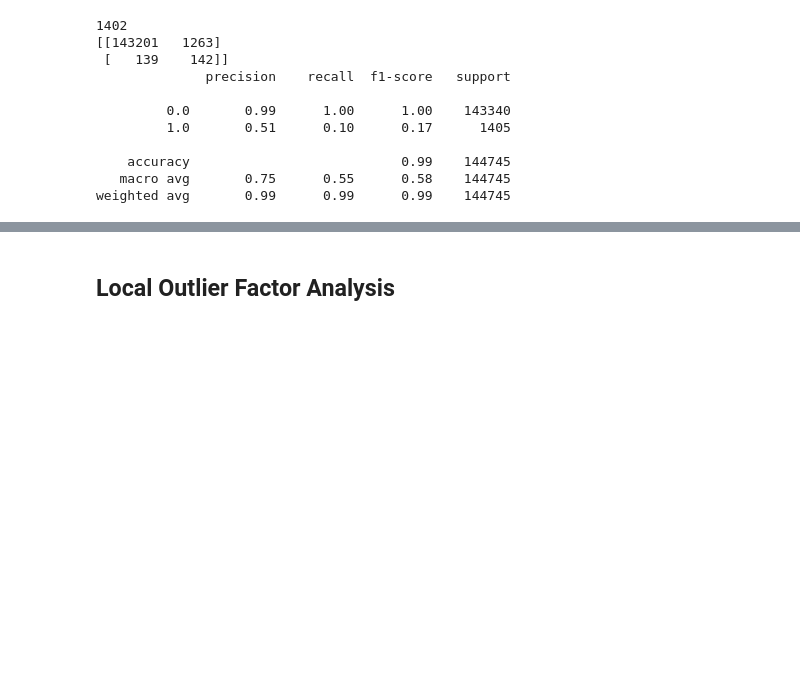
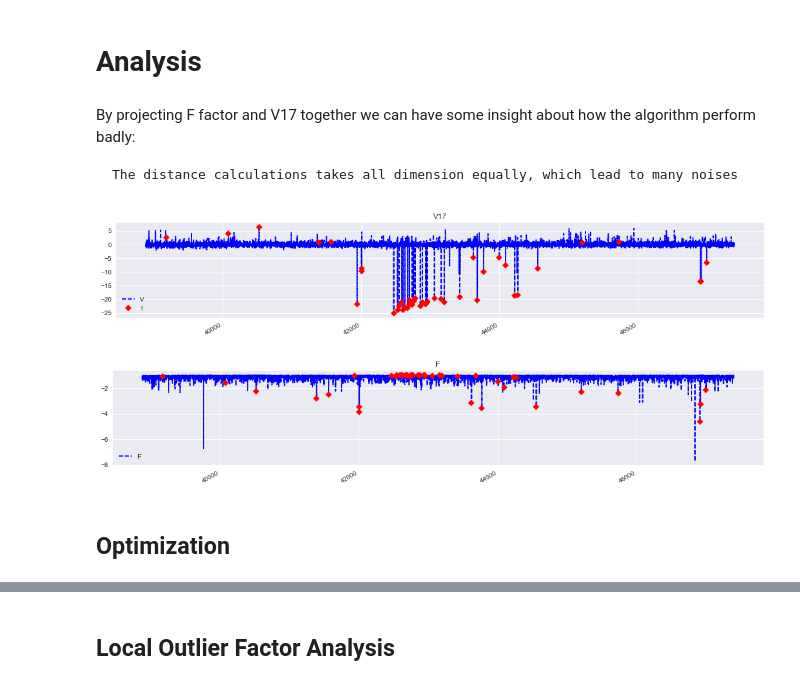
Before and after one commit to cuongmvn/CreditFraudDetection, a Jupyter notebook: notebooks/time-series-LocalOutlierFactor.ipynb, the cells around one changed output, grey strips where cells are left out. Cells and saved outputs as stored; diff of their text form; code cells hidden in the pictures; blank space fills up the shorter version.

Commit message:
More Analysis

```diff
--- a/notebooks/time-series-LocalOutlierFactor.ipynb
+++ b/notebooks/time-series-LocalOutlierFactor.ipynb
@@ -90,12 +57,0 @@ plt.plot(anomaly[24:48])
-# %%
-anomalies = df[df["Class"]==1]
-columns=df.columns
-for col in columns:
-    plt.style.use('seaborn')
-    plt.figure(figsize=(18,3))
-    plt.plot(df[col], color='blue',linestyle='--', zorder=1)
-    plt.plot(anomalies[col], linestyle='none', marker='D', color='red',zorder=2)
-    plt.gcf().autofmt_xdate()
-    plt.title(col)
-    plt.legend(col)
-    plt.show()
@@ -128,3 +60,8 @@ cutting(df,"V11", 5)
+# %%
+def get_hour_df(df, hours):
+    _ = df[df["Time"]>3600*hours]
+    _ = _[_["Time"]<3600*(hours+1)]
+    return _
 # %%
 def get_hour_data(df, hours):
     _ = df[df["Time"]>3600*hours]
@@ -139,10 +74,12 @@ from sklearn.neighbors import LocalOutlierFactor
 # %%
+from sklearn.neighbors import LocalOutlierFactor
 y_true =[]
 y_pred = np.array([])
+factor = []
 for i in range(24):
     clf = LocalOutlierFactor(n_neighbors=20,
                              algorithm='kd_tree',
-                             leaf_size=20,
+                             leaf_size=30,
                              metric='minkowski',
                              p=2,
                              metric_params=None,
@@ -151,3 +88,9 @@ for i in range(24):
     y_true = np.concatenate((y_true, y), axis=None)
     y_pred_temp = clf.fit_predict(X)
     y_pred = np.concatenate((y_pred, y_pred_temp), axis=None)
+    factor.append(clf.negative_outlier_factor_)
+
+y_pred[y_pred == 1] = 0 # Valid transactions are labelled as 0.
+y_pred[y_pred == -1] = 1 # Fraudulent transactions are labelled as 1.
+print(confusion_matrix(y_true, y_pred))
+print(classification_report(y_pred,y_true))
@@ -154,19 +108,26 @@ for i in range(24):
-# %%
-y_pred[y_pred == 1] = 0 # Valid transactions are labelled as 0.
-y_pred[y_pred == -1] = 1 # Fraudulent transactions are labelled as 1.
-errors1 = (y_pred != y_true).sum() # Total number of errors is calculated.
-print(errors1)
-print(confusion_matrix(y_true, y_pred))
-print(classification_report(y_pred,y_true))
-# %% [output]
-1402
-[[143201   1263]
- [   139    142]]
-              precision    recall  f1-score   support
-
-         0.0       0.99      1.00      1.00    143340
-         1.0       0.51      0.10      0.17      1405
-
-    accuracy                           0.99    144745
-   macro avg       0.75      0.55      0.58    144745
-weighted avg       0.99      0.99      0.99    144745
+# %% [markdown]
+# Analysis
+# %% [markdown]
+By projecting F factor and V17 together we can have some insight about how the algorithm perform badly:
+
+    The distance calculations takes all dimension equally, which lead to many noises
+# %%
+df_ = get_hour_df(df, 11)
+df_['F'] = factor[11]
+anomalies = df_[df_["Class"]==1]
+
+columns=['V17', 'F']
+for col in columns:
+    plt.style.use('seaborn')
+    plt.figure(figsize=(18,3))
+    plt.plot(df_[col], color='blue',linestyle='--', zorder=1)
+    plt.plot(anomalies[col], linestyle='none', marker='D', color='red',zorder=2)
+    plt.gcf().autofmt_xdate()
+    plt.title(col)
+    plt.legend(col)
+    plt.show()
+# %% [output]
+[figure, added]
+[figure, added]
+# %% [markdown]
+## Optimization
```
Also changed, not shown: parts of 59 cells of this notebook, 1 other file.
